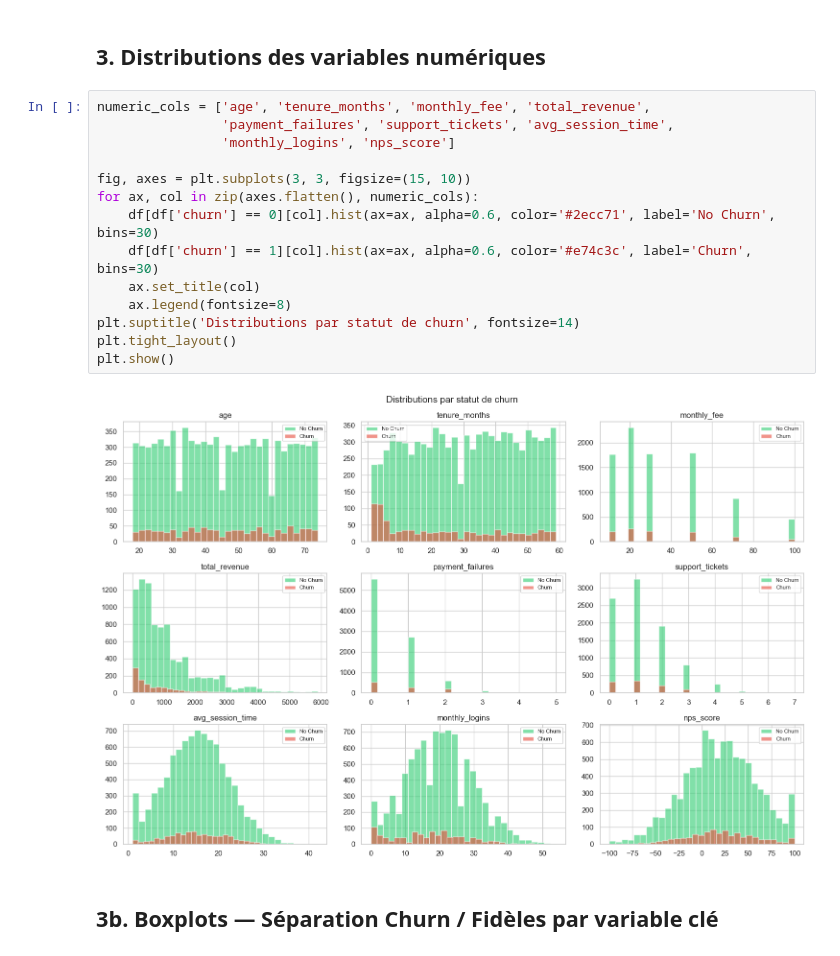
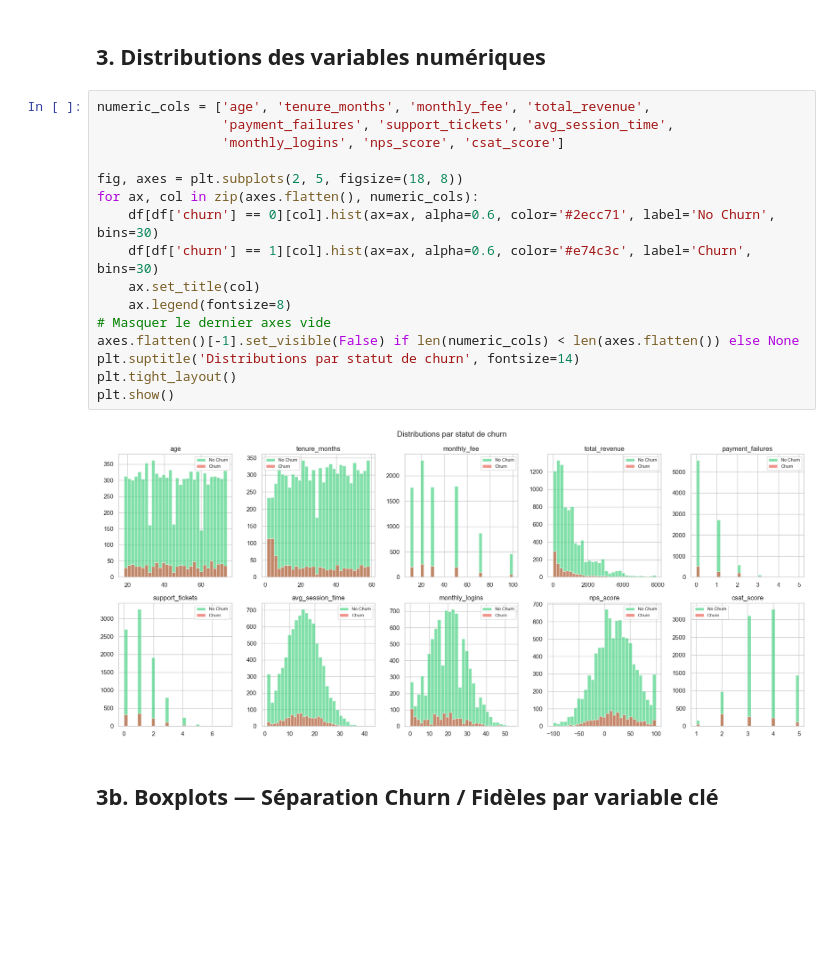
Before and after one commit to haciyil38/Projet-Data-Science, a Jupyter notebook: notebooks/01_EDA.ipynb, the cells around one changed output. Saved outputs shown, nothing was run; the diff lists cells and outputs as text; blank space fills up the shorter version.

```diff
--- a/notebooks/01_EDA.ipynb
+++ b/notebooks/01_EDA.ipynb
@@ -85,19 +85,21 @@ Name: count, dtype: int64
 # %%
 numeric_cols = ['age', 'tenure_months', 'monthly_fee', 'total_revenue',
                 'payment_failures', 'support_tickets', 'avg_session_time',
-                'monthly_logins', 'nps_score']
+                'monthly_logins', 'nps_score', 'csat_score']
 
-fig, axes = plt.subplots(3, 3, figsize=(15, 10))
+fig, axes = plt.subplots(2, 5, figsize=(18, 8))
 for ax, col in zip(axes.flatten(), numeric_cols):
     df[df['churn'] == 0][col].hist(ax=ax, alpha=0.6, color='#2ecc71', label='No Churn', bins=30)
     df[df['churn'] == 1][col].hist(ax=ax, alpha=0.6, color='#e74c3c', label='Churn', bins=30)
     ax.set_title(col)
     ax.legend(fontsize=8)
+# Masquer le dernier axes vide
+axes.flatten()[-1].set_visible(False) if len(numeric_cols) < len(axes.flatten()) else None
 plt.suptitle('Distributions par statut de churn', fontsize=14)
 plt.tight_layout()
 plt.show()
 # %% [output]
-[figure, old version]
+[figure, new version]
 # %% [markdown]
 ## 3b. Boxplots — Séparation Churn / Fidèles par variable clé
 # %%
```
Also changed, not shown: parts of 4 cells of this notebook, 19 other files.
